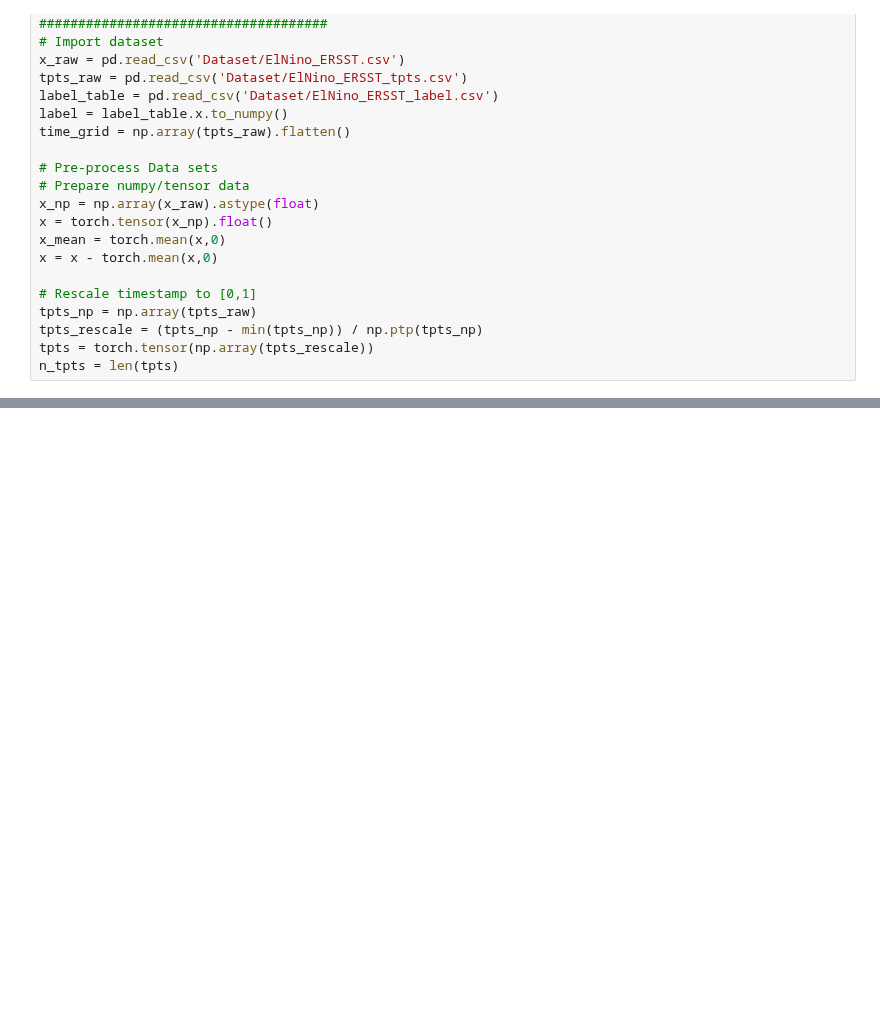
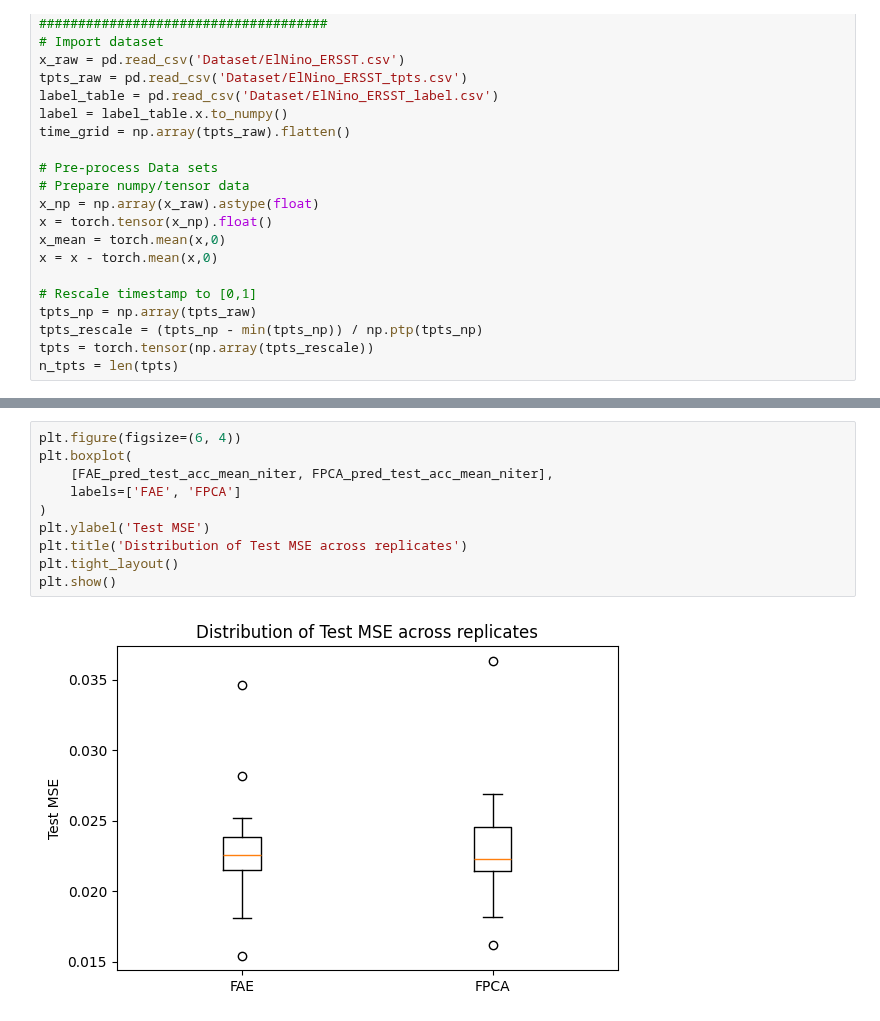
Before and after one commit to mobinapourmoshir/Functional-Autoencoder, a Jupyter notebook: FAE-PCA Comparison.ipynb, the cells around one changed output, grey strips where cells are left out. Drawn from its saved outputs; the diff is of its cells as text; blank space fills up the shorter version.

```diff
--- a/FAE-PCA Comparison.ipynb
+++ b/FAE-PCA Comparison.ipynb
@@ -471,0 +609,12 @@ Epoch 2000: train_loss=0.1690, test_loss=0.0183
+# %%
+plt.figure(figsize=(6, 4))
+plt.boxplot(
+    [FAE_pred_test_acc_mean_niter, FPCA_pred_test_acc_mean_niter],
+    labels=['FAE', 'FPCA']
+)
+plt.ylabel('Test MSE')
+plt.title('Distribution of Test MSE across replicates')
+plt.tight_layout()
+plt.show()
+# %% [output]
+[figure, added]
```
Also changed, not shown: parts of 3 cells of this notebook, 1 other file.
